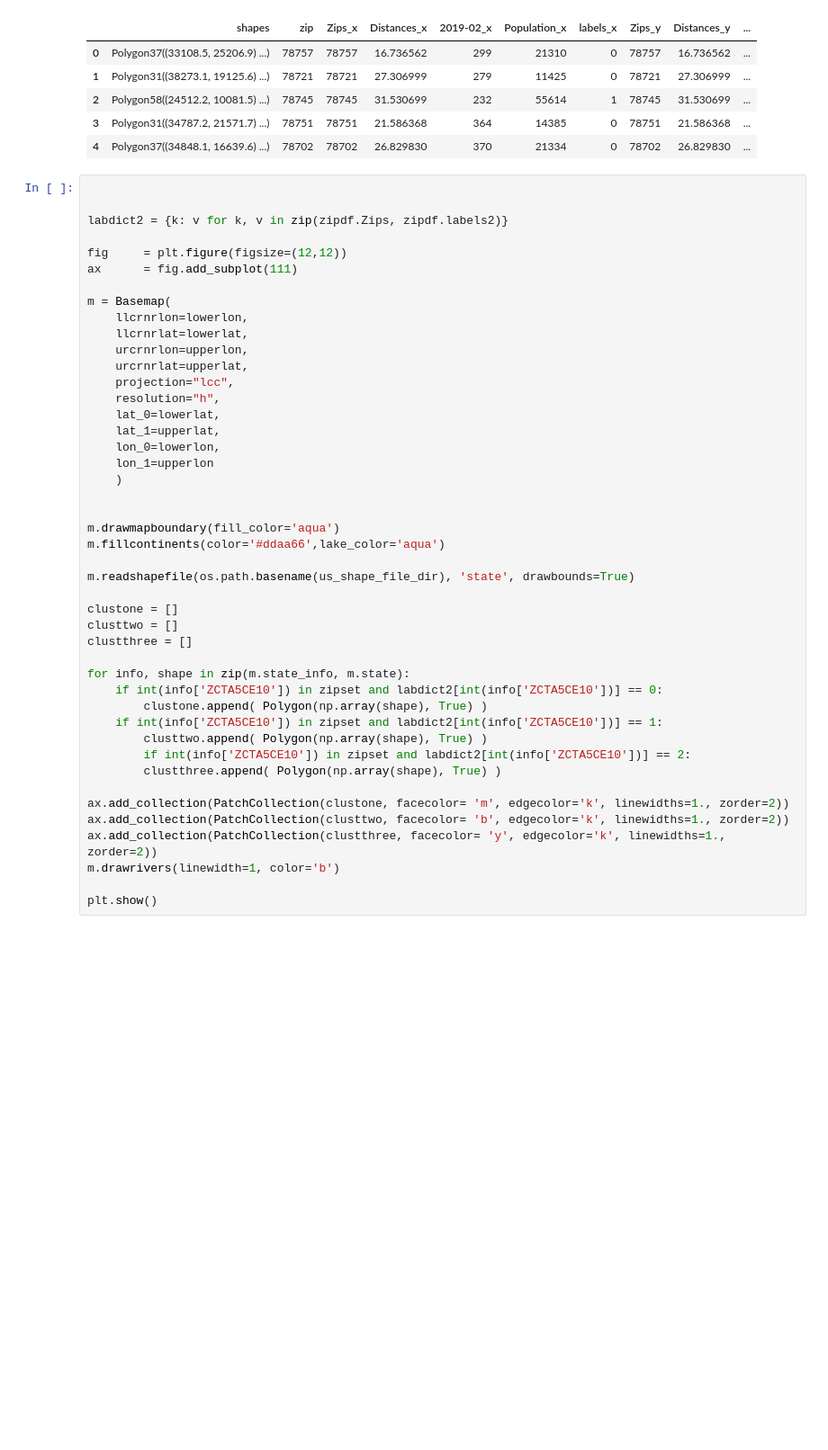
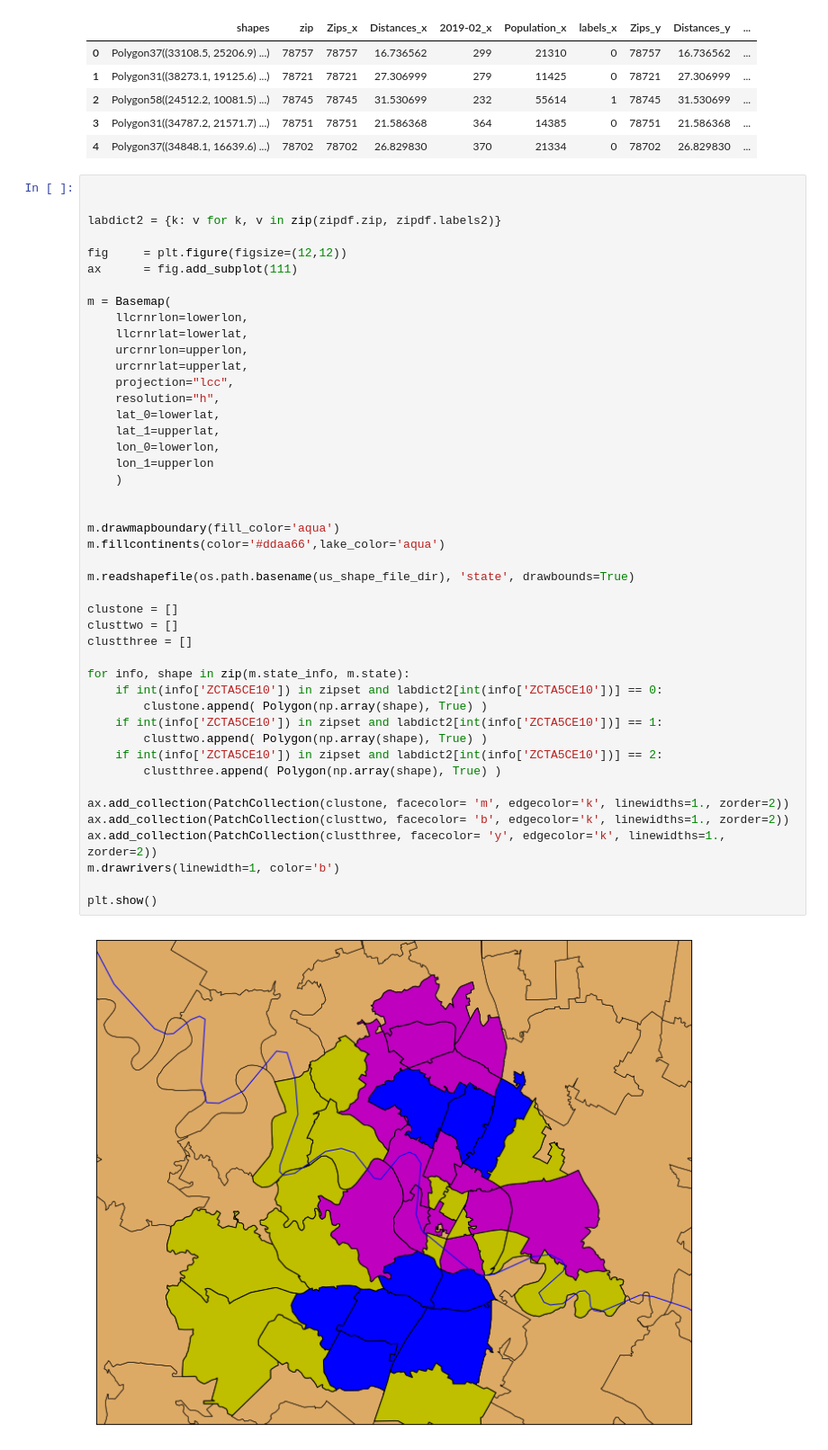
Before and after one commit to AustinMadert/real_estate_opportunity_lih, a Jupyter notebook: notebooks/Geo_plotting.ipynb, the cells around one changed output. Shown: that part at 90% size. Saved outputs shown, nothing was run; the diff lists cells and outputs as text; blank space fills up the shorter version.

```diff
--- a/notebooks/Geo_plotting.ipynb
+++ b/notebooks/Geo_plotting.ipynb
@@ -269,7 +269,7 @@ zipdf.head()
 # %%
 
 
-labdict2 = {k: v for k, v in zip(zipdf.Zips, zipdf.labels2)}
+labdict2 = {k: v for k, v in zip(zipdf.zip, zipdf.labels2)}
 
 fig     = plt.figure(figsize=(12,12))
 ax      = fig.add_subplot(111)
@@ -283,31 +283,33 @@ m = Basemap(
     resolution="h",
     lat_0=lowerlat,
     lat_1=upperlat,
     lon_0=lowerlon,
     lon_1=upperlon
     )
 
 
 m.drawmapboundary(fill_color='aqua')
 m.fillcontinents(color='#ddaa66',lake_color='aqua')
 
 m.readshapefile(os.path.basename(us_shape_file_dir), 'state', drawbounds=True)
 
 clustone = []
 clusttwo = []
 clustthree = []
 
 for info, shape in zip(m.state_info, m.state):
     if int(info['ZCTA5CE10']) in zipset and labdict2[int(info['ZCTA5CE10'])] == 0:
         clustone.append( Polygon(np.array(shape), True) )
     if int(info['ZCTA5CE10']) in zipset and labdict2[int(info['ZCTA5CE10'])] == 1:
         clusttwo.append( Polygon(np.array(shape), True) )
-        if int(info['ZCTA5CE10']) in zipset and labdict2[int(info['ZCTA5CE10'])] == 2:
+    if int(info['ZCTA5CE10']) in zipset and labdict2[int(info['ZCTA5CE10'])] == 2:
         clustthree.append( Polygon(np.array(shape), True) )
 
 ax.add_collection(PatchCollection(clustone, facecolor= 'm', edgecolor='k', linewidths=1., zorder=2))
 ax.add_collection(PatchCollection(clusttwo, facecolor= 'b', edgecolor='k', linewidths=1., zorder=2))
 ax.add_collection(PatchCollection(clustthree, facecolor= 'y', edgecolor='k', linewidths=1., zorder=2))
 m.drawrivers(linewidth=1, color='b')
 
 plt.show()
+# %% [output]
+[figure, added]
```
Also changed, not shown: parts of 1 cell of this notebook, 1 other file.
